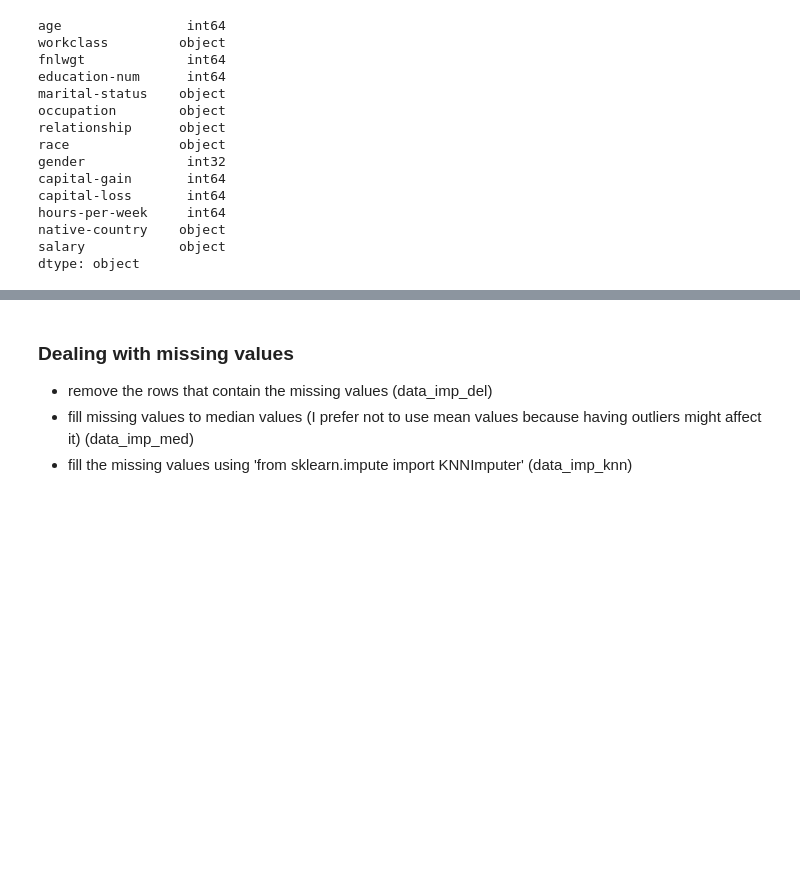
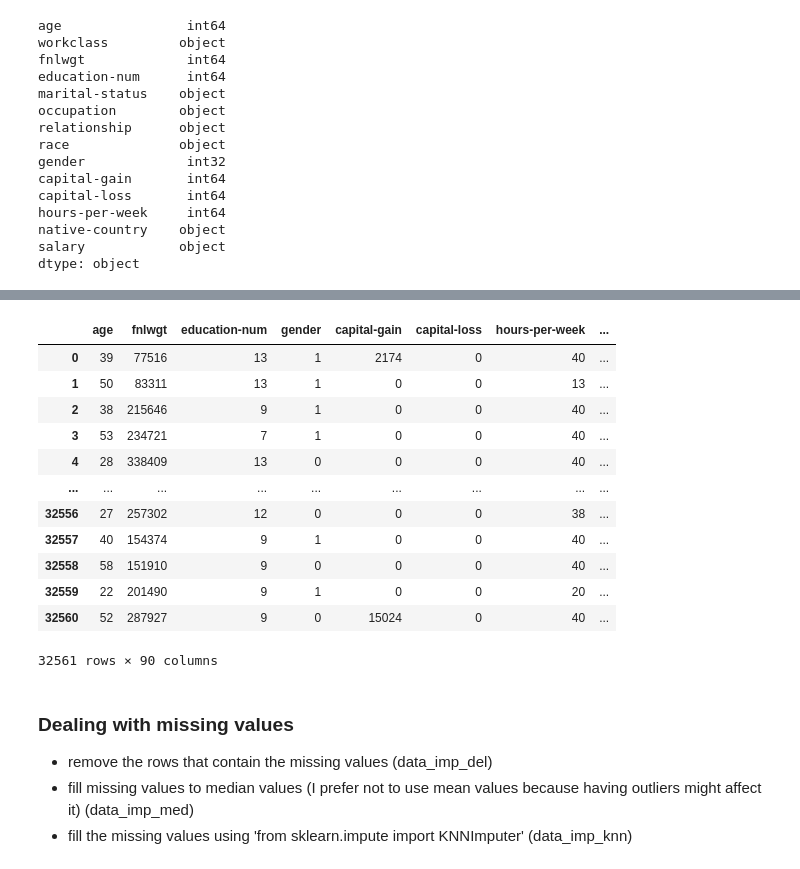
Before and after one commit to Ayush-B/Adult-Dataset-Analysis, a Jupyter notebook: ML Coursework.ipynb, the cells around one changed output, grey strips where cells are left out. Cells and saved outputs as stored; diff of their text form; code cells hidden in the pictures; blank space fills up the shorter version.

```diff
--- a/ML Coursework.ipynb
+++ b/ML Coursework.ipynb
@@ -95,0 +102,3 @@ dtype: object
+# %%
+data.drop_duplicates(inplace=True)
+data.shape #removed 23 duplicates
@@ -192,3 +203,9 @@ hours-per-week     int64
 native-country    object
 salary            object
 dtype: object
+# %%
+data_onehot = data
+categorical_cols = data.dtypes[data.dtypes=='object'].index
+for col in categorical_cols:
+    col_onehot = pd.get_dummies(data[col], prefix=col)
+    data_onehot = pd.concat((data_onehot, col_onehot), axis=1).drop(col, axis=1)
@@ -195,3 +244,20 @@ dtype: object
+# %%
+data_onehot.dtypes[data_onehot.dtypes=='object'].index # No object in the features list
+data_onehot
+# %% [output]
+|  | age | fnlwgt | education-num | gender | capital-gain | capital-loss | hours-per-week | ... |
+| 0 | 39 | 77516 | 13 | 1 | 2174 | 0 | 40 | ... |
+| 1 | 50 | 83311 | 13 | 1 | 0 | 0 | 13 | ... |
+| 2 | 38 | 215646 | 9 | 1 | 0 | 0 | 40 | ... |
+| 3 | 53 | 234721 | 7 | 1 | 0 | 0 | 40 | ... |
+| 4 | 28 | 338409 | 13 | 0 | 0 | 0 | 40 | ... |
+| ... | ... | ... | ... | ... | ... | ... | ... | ... |
+| 32556 | 27 | 257302 | 12 | 0 | 0 | 0 | 38 | ... |
+| 32557 | 40 | 154374 | 9 | 1 | 0 | 0 | 40 | ... |
+| 32558 | 58 | 151910 | 9 | 0 | 0 | 0 | 40 | ... |
+| 32559 | 22 | 201490 | 9 | 1 | 0 | 0 | 20 | ... |
+| 32560 | 52 | 287927 | 9 | 0 | 15024 | 0 | 40 | ... |
+32561 rows × 90 columns
 # %% [markdown]
 ### Dealing with missing values
  - remove the rows that contain the missing values (data_imp_del)
```
Also changed, not shown: parts of 5 cells of this notebook.
